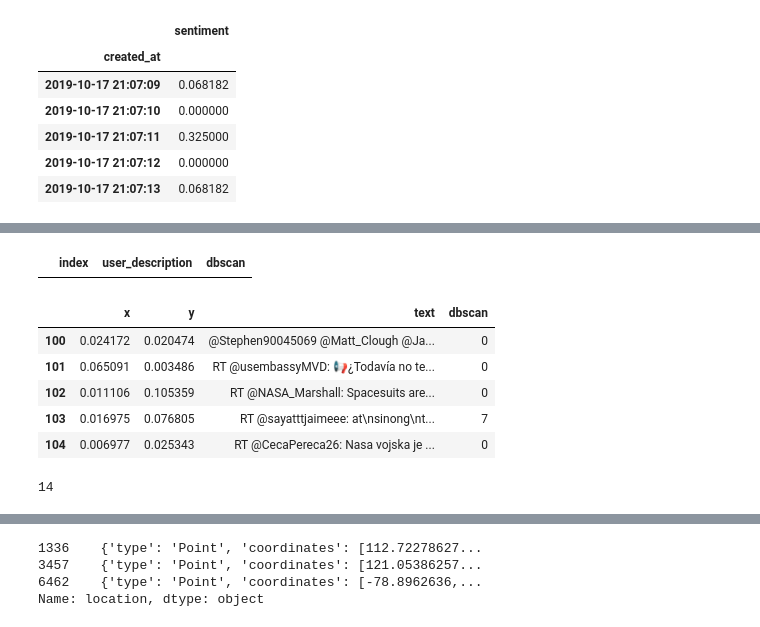
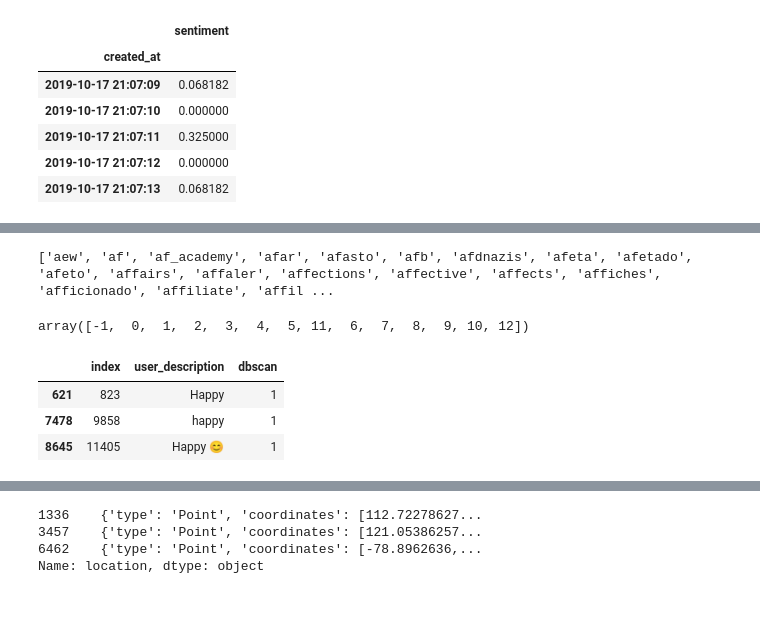
Before and after one commit to nelabdiel/EtDSofSDE, a Jupyter notebook: EtDSotSDE.ipynb, the cells around one changed output, grey strips where cells are left out. Drawn from its saved outputs; the diff is of its cells as text; code cells hidden in the pictures.

```diff
--- a/EtDSotSDE.ipynb
+++ b/EtDSotSDE.ipynb
@@ -75,7 +84,8 @@ def tweet_generator():
                            data={"track":["nasa",
                                           #"@nasa",
                                           #"#nasa",
-                                          "spaceapps"#,
+                                          "spaceapp",
+                                          "space app"
                                           #"spaceappschallenge"
                                          ]#,
                                  #"languages":"en"#
@@ -85,7 +95,7 @@ def tweet_generator():
         if not line:  # filter out keep-alive new lines
             continue
         tweet = simplejson.loads(line)
-        if ('text' in tweet): # and ((tweet['coordinates']) or (tweet['place'])):
+        if ('text' in tweet):
             L.append(tweet)
             yield tweet['text']
 # %% [markdown]
@@ -377,3 +407,3 @@ except:
 # %%
 vectorizer = TfidfVectorizer()
-X = vectorizer.fit_transform(df['user_description'].dropna())
+X = vectorizer.fit_transform(df['user_description'].dropna().drop_duplicates())
@@ -394,26 +414,21 @@ X.shape
+# %%
+print(vectorizer.get_feature_names()[1000:1020])
+# %% [output]
+['aew', 'af', 'af_academy', 'afar', 'afasto', 'afb', 'afdnazis', 'afeta', 'afetado', 'afeto', 'affairs', 'affaler', 'affections', 'affective', 'affects', 'affiches', 'afficionado', 'affiliate', 'affil ...
 # %%
-dfDBS = df['user_description'].dropna().reset_index()
+dfDBS = df['user_description'].dropna().drop_duplicates().reset_index()
 # %%
-clustering = DBSCAN(eps=1.1, min_samples=10).fit(X)
+clustering = DBSCAN(eps=.5, min_samples=3).fit(X)
 # %%
 dfDBS['dbscan'] = clustering.labels_
+# %%
+dfDBS['dbscan'].unique()
+# %% [output]
+array([-1,  0,  1,  2,  3,  4,  5, 11,  6,  7,  8,  9, 10, 12])
 # %%
-dfDBS[dfDBS['dbscan'] == -1]
+dfDBS[dfDBS['dbscan'] == 1]
 # %% [output]
 |  | index | user_description | dbscan |
+| 621 | 823 | Happy | 1 |
+| 7478 | 9858 | happy | 1 |
+| 8645 | 11405 | Happy 😊 | 1 |
-# %%
-dfDBS = pd.DataFrame(X1[:,:2], columns=['x', 'y'])[100:200]
-dfDBS['text'] = df['text'][100:200]
-dfDBS['dbscan'] = df['dbscan'][100:200]
-dfDBS.head()
-# %% [output]
-|  | x | y | text | dbscan |
-| 100 | 0.024172 | 0.020474 | @Stephen90045069 @Matt_Clough @Ja... | 0 |
-| 101 | 0.065091 | 0.003486 | RT @usembassyMVD: 📢¿Todavía no te... | 0 |
-| 102 | 0.011106 | 0.105359 | RT @NASA_Marshall: Spacesuits are... | 0 |
-| 103 | 0.016975 | 0.076805 | RT @sayatttjaimeee: at\nsinong\nt... | 7 |
-| 104 | 0.006977 | 0.025343 | RT @CecaPereca26: Nasa vojska je ... | 0 |
-# %%
-len(dfDBS['dbscan'].unique())
-# %% [output]
-14
```
Also changed, not shown: parts of 50 cells of this notebook, 2 other files.
